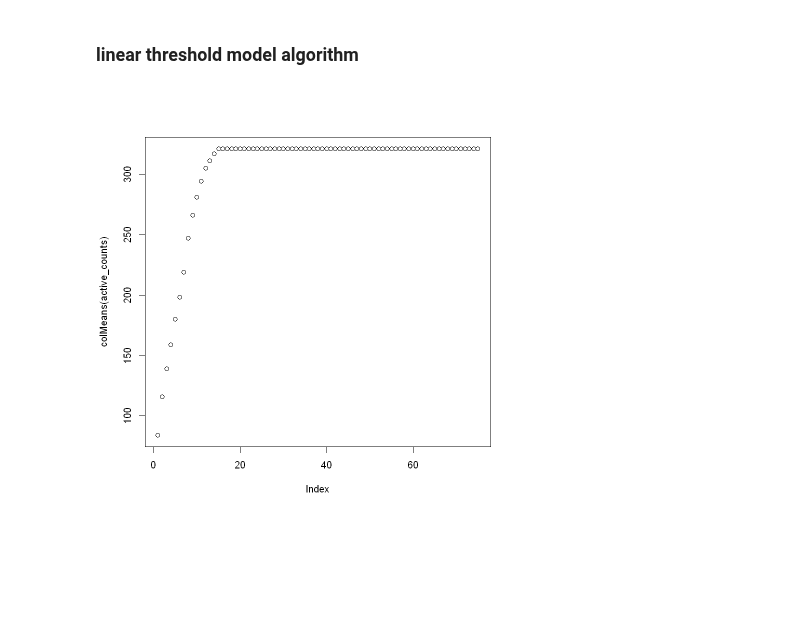
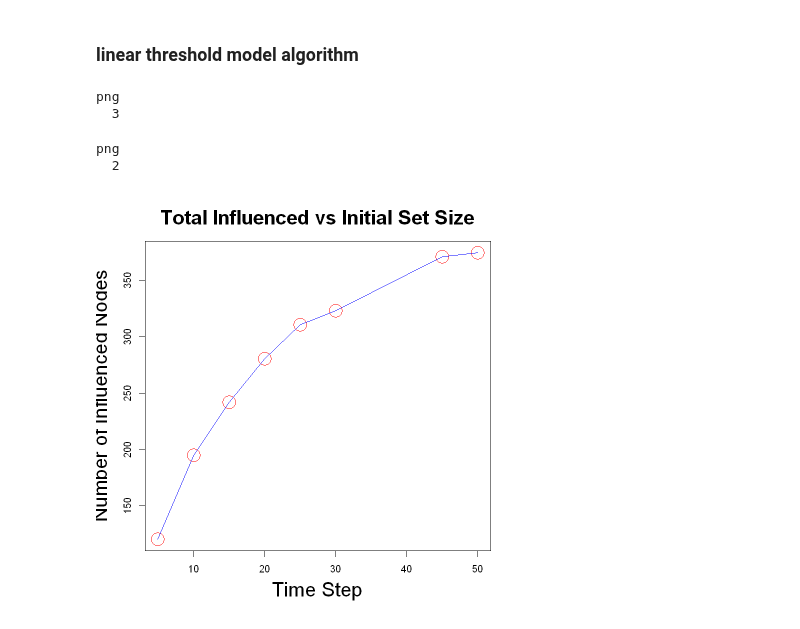
Before and after one commit to mlpotter/ECENGR232E-80, a Jupyter notebook: project_4/open_ended_fast.ipynb, the cells around one changed output. Drawn from its saved outputs; the diff is of its cells as text; code cells hidden in the pictures; blank space fills up the shorter version.

Commit message:
results

```diff
--- a/project_4/open_ended_fast.ipynb
+++ b/project_4/open_ended_fast.ipynb
@@ -157,7 +157,3 @@ for (active_set_size in c(5,10,15,20,25,30,45,50)){
     flush.console()
     results_list[[as.character(active_set_size)]] <- active_counts
 }
-# %%
-plot(colMeans(active_counts))
-# %% [output]
-[figure, removed]
@@ -163,0 +164,22 @@ plot(colMeans(active_counts))
+# %%
+final_results <- unlist(lapply(results_list,function (x){colMeans(x)[time_steps]}))
+# %%
+plot(active_set_sizes,final_results,
+    col='red',
+            main=sprintf("Total Influenced vs Initial Set Size"),
+            xlab="Time Step",
+            ylab="Number of Influenced Nodes",
+    cex.main=2,
+    cex.lab=2,
+    cex=3)
+lines(active_set_sizes,final_results,col='blue')
+
+filename <- paste('images\\open_end_',"total_influence",'.png')
+dev.copy(png,filename)
+dev.off()
+# %% [output]
+png
+  3
+png
+  2
+[figure, added]
```
Also changed, not shown: parts of 12 cells of this notebook, 9 other files.
